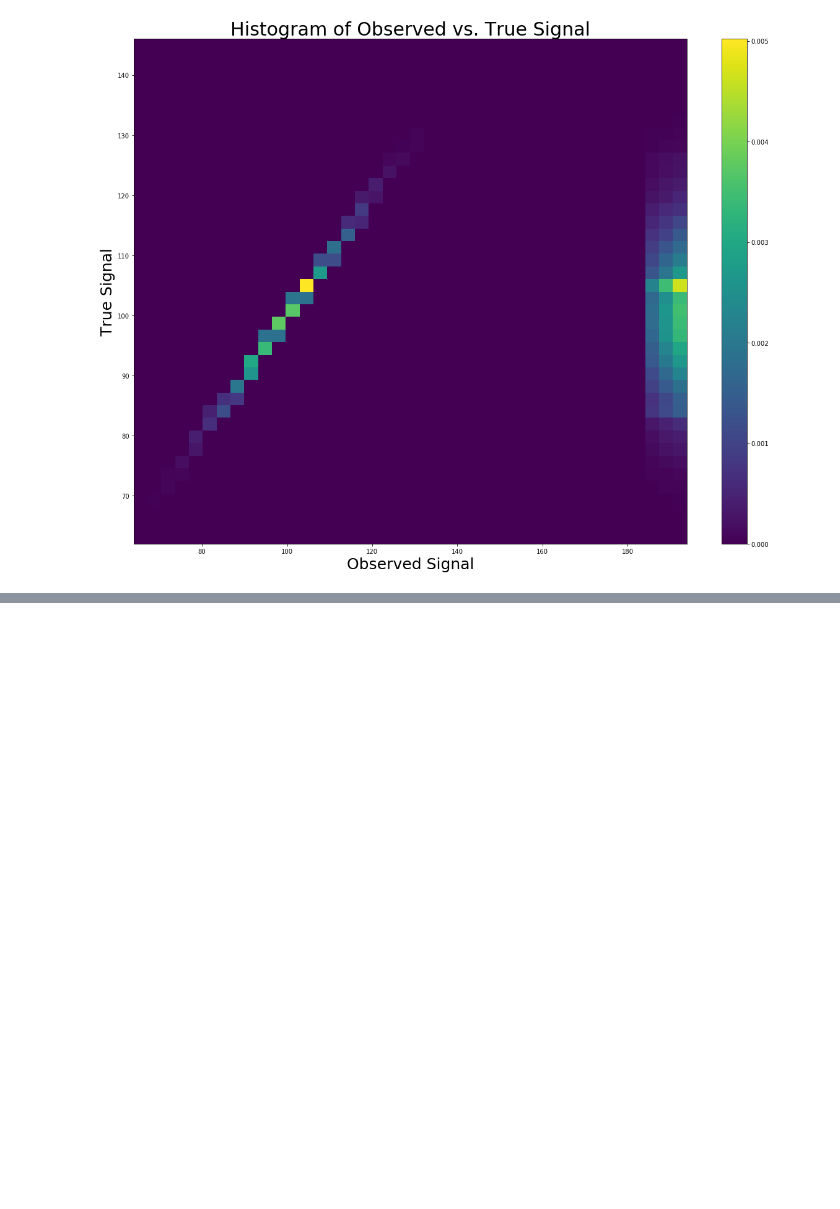
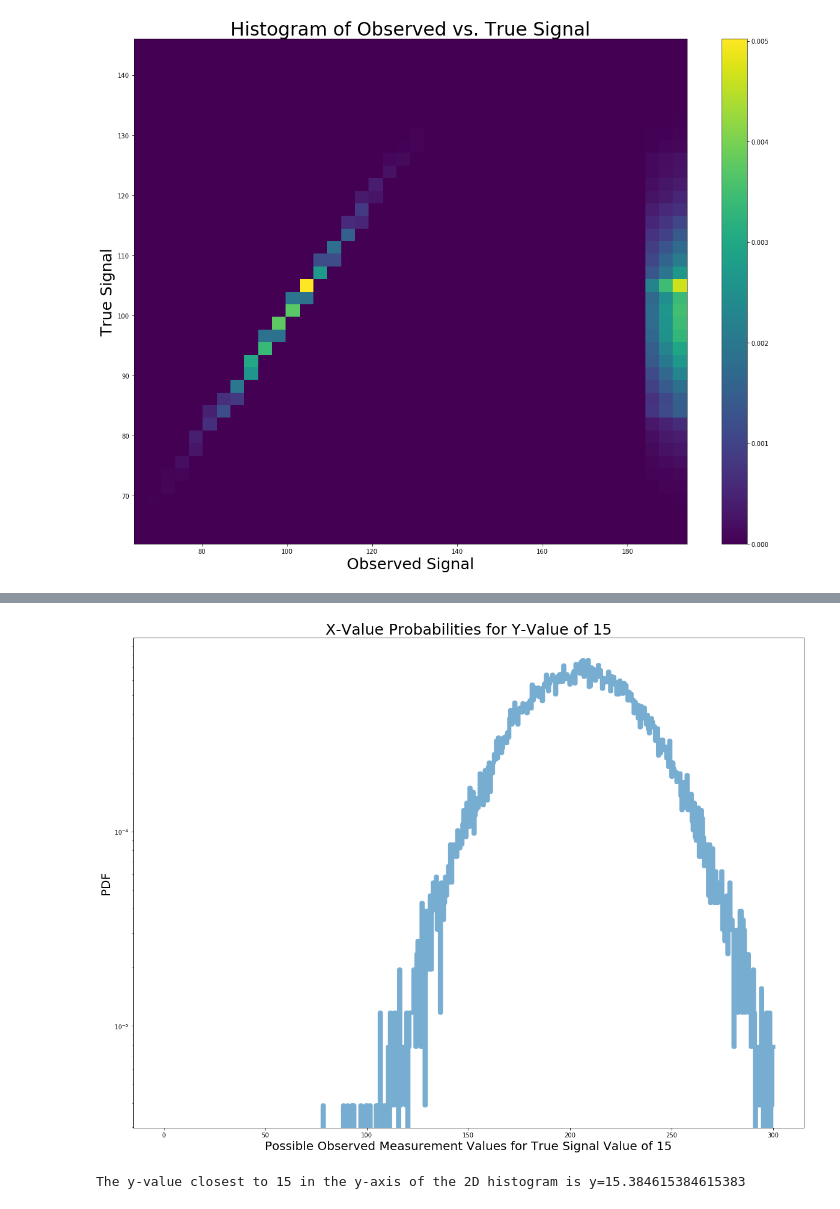
Before and after one commit to jbc1216/434-Portfolio, a Jupyter notebook: FinchCarr_Lab06.ipynb, the cells around one changed output, grey strips where cells are left out. Saved outputs shown, nothing was run; the diff lists cells and outputs as text; code cells hidden in the pictures; blank space fills up the shorter version.

```diff
--- a/FinchCarr_Lab06.ipynb
+++ b/FinchCarr_Lab06.ipynb
@@ -123,0 +158,19 @@ plt.show()
+# %%
+dataedges = np.linspace(0,300,600)
+
+# Find the x-axis pdf distribution associated with the 19th value in the y-axis array portion of the 2D Histogram above
+ysliceA = Psd[:,30]
+# I must recreate x-axis 'dataedges' to match the size of the number of y-values that equal 15 in the y-axis distribution
+dataedges = np.linspace(0,300,599)
+
+fig, ax = plt.subplots(1,1)
+plt.yscale('log')
+plt.xlabel('Possible Observed Measurement Values for True Signal Value of 15', size=20)
+plt.ylabel('PDF', size=20)
+plt.title('X-Value Probabilities for Y-Value of 15', size=25)
+ax.step(dataedges, ysliceA, alpha=0.6, linewidth=7)
+plt.show()
+print(f'The y-value closest to 15 in the y-axis of the 2D histogram is y={signaledges[30]}')
+# %% [output]
+[figure, added]
+The y-value closest to 15 in the y-axis of the 2D histogram is y=15.384615384615383
```
Also changed, not shown: parts of 18 cells of this notebook.
